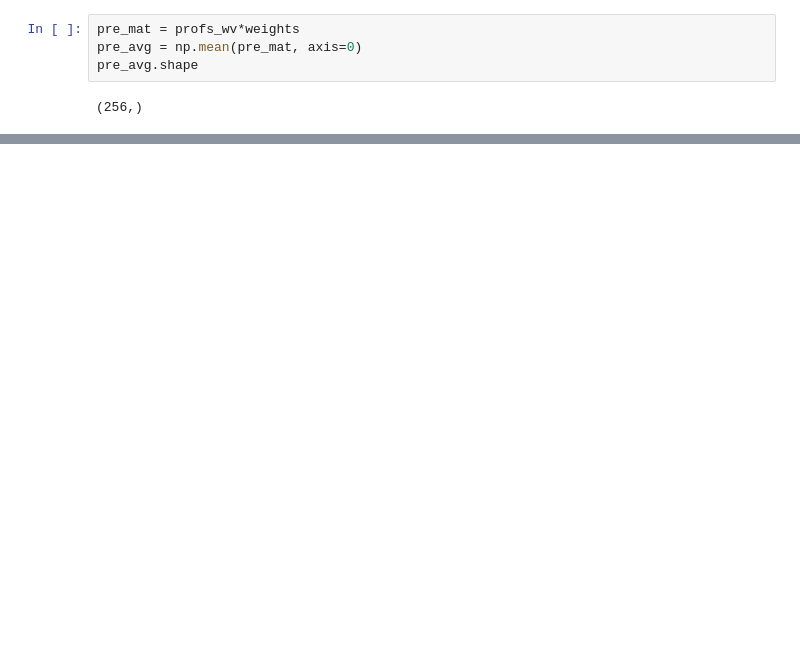
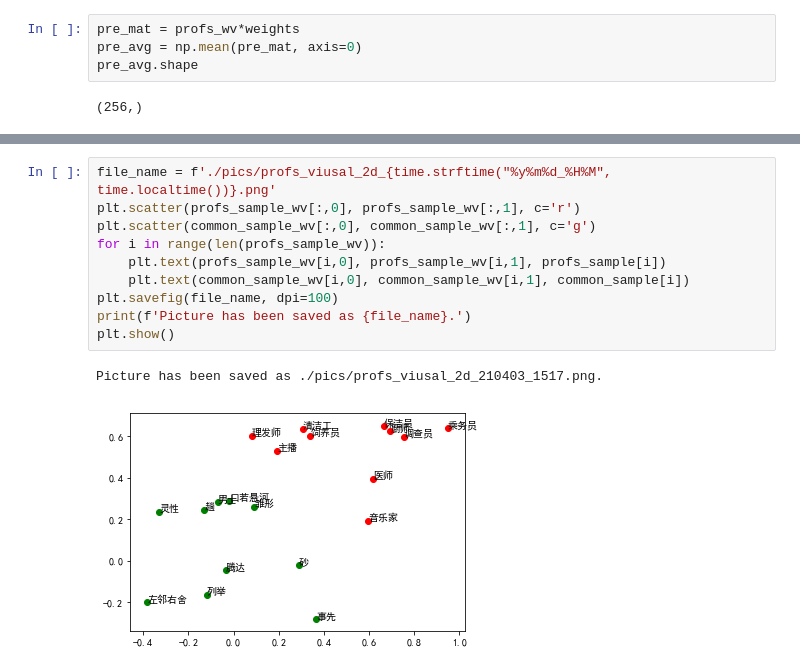
Before and after one commit to Panverson/wordEmbedding, a Jupyter notebook: Regression.ipynb, the cells around one changed output, grey strips where cells are left out. Saved outputs shown, nothing was run; the diff lists cells and outputs as text; blank space fills up the shorter version.

```diff
--- a/Regression.ipynb
+++ b/Regression.ipynb
@@ -245,0 +284,13 @@ rm_dict
+# %%
+file_name = f'./pics/profs_viusal_2d_{time.strftime("%y%m%d_%H%M", time.localtime())}.png'
+plt.scatter(profs_sample_wv[:,0], profs_sample_wv[:,1], c='r')
+plt.scatter(common_sample_wv[:,0], common_sample_wv[:,1], c='g')
+for i in range(len(profs_sample_wv)):
+    plt.text(profs_sample_wv[i,0], profs_sample_wv[i,1], profs_sample[i])
+    plt.text(common_sample_wv[i,0], common_sample_wv[i,1], common_sample[i])
+plt.savefig(file_name, dpi=100)
+print(f'Picture has been saved as {file_name}.')
+plt.show()
+# %% [output]
+Picture has been saved as ./pics/profs_viusal_2d_210403_1517.png.
+[figure, added]
```
Also changed, not shown: parts of 18 cells of this notebook, 40 other files.
